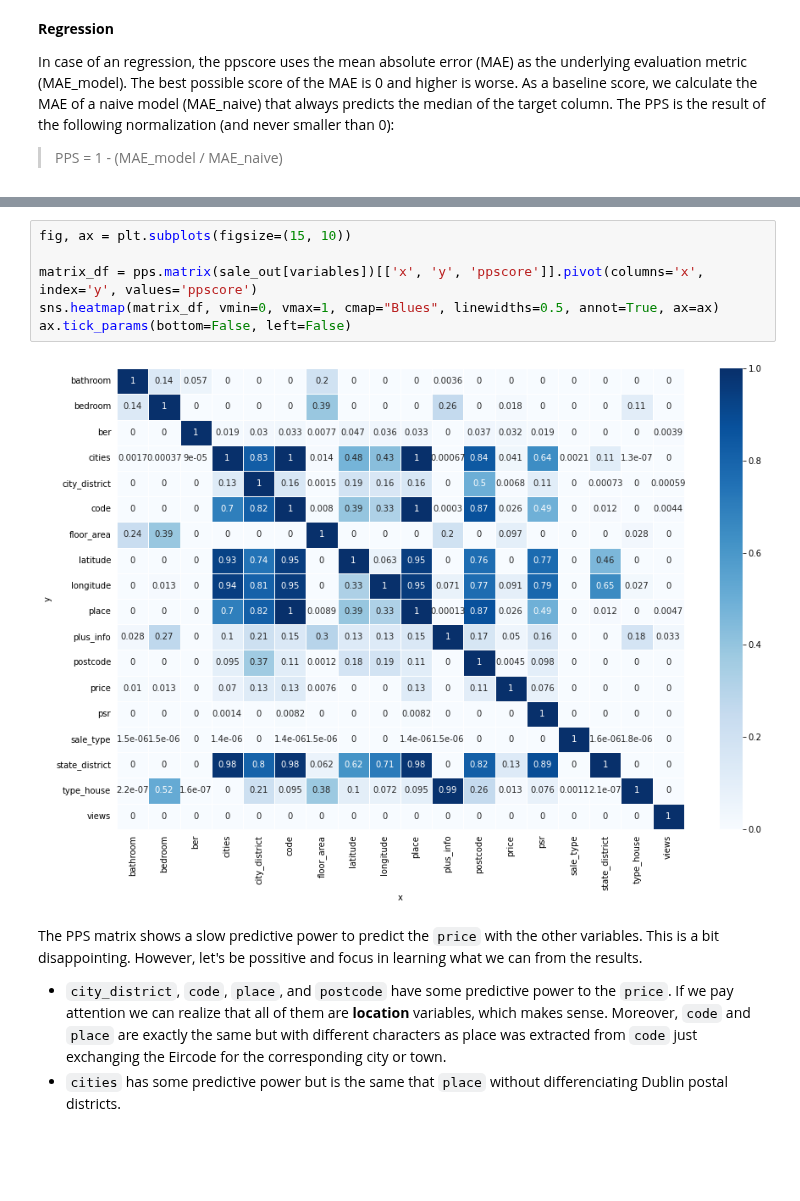
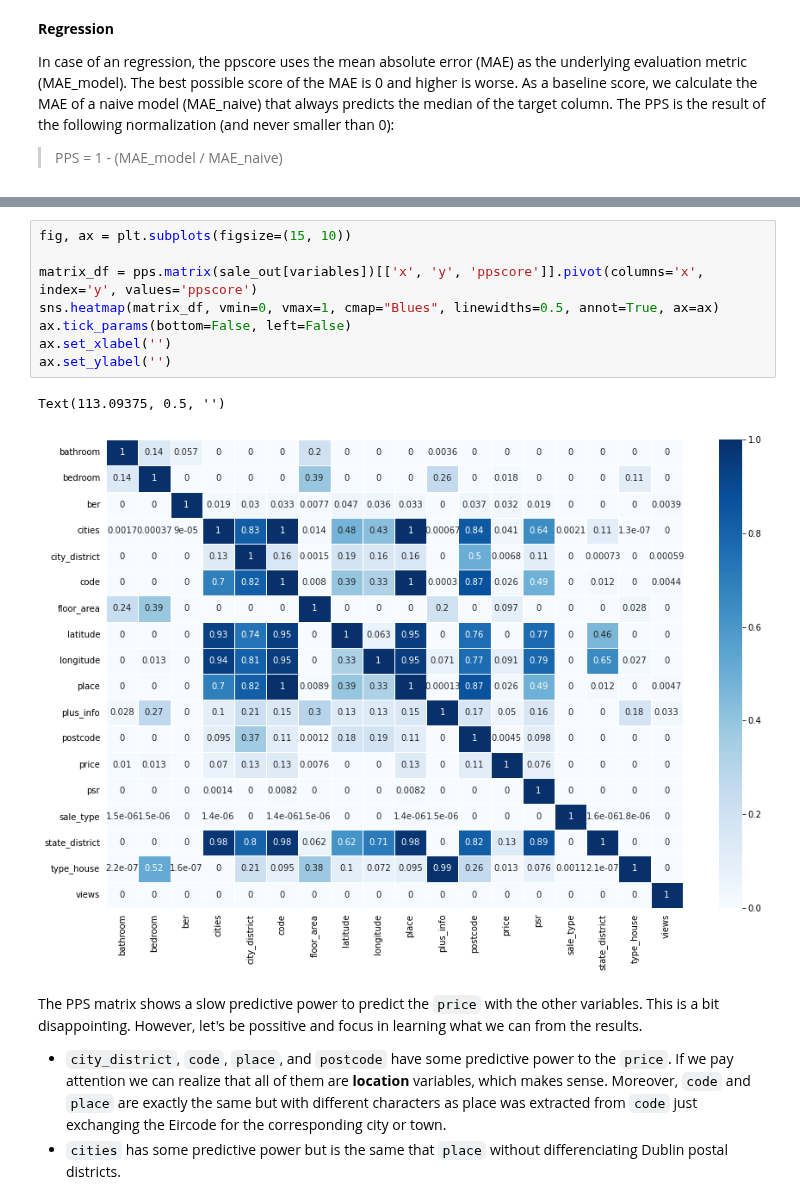
Before and after one commit to javiicc/Identifying_Potential_Investment_Opportunities_In_The_Irish_Real_Estate_Market_Using_MachineLearning, a Jupyter notebook: investment-opportunities/notebooks/Data_Analysis.ipynb, the cells around one changed output, grey strips where cells are left out. Drawn from its saved outputs; the diff is of its cells as text; blank space fills up the shorter version.

```diff
--- a/investment-opportunities/notebooks/Data_Analysis.ipynb
+++ b/investment-opportunities/notebooks/Data_Analysis.ipynb
@@ -1141,11 +1141,14 @@ pps.predictors(sale_out[variables], 'price', output='df', sorted=True).head()
 # %%
 fig, ax = plt.subplots(figsize=(15, 10))
 
 matrix_df = pps.matrix(sale_out[variables])[['x', 'y', 'ppscore']].pivot(columns='x', index='y', values='ppscore')
 sns.heatmap(matrix_df, vmin=0, vmax=1, cmap="Blues", linewidths=0.5, annot=True, ax=ax)
 ax.tick_params(bottom=False, left=False)
+ax.set_xlabel('')
+ax.set_ylabel('')
 # %% [output]
+Text(113.09375, 0.5, '')
-[figure, old version]
+[figure, new version]
 # %% [markdown]
 The PPS matrix shows a slow predictive power to predict the `price` with the other variables. This is a bit disappointing. However, let's be possitive and focus in learning what we can from the results.
 
```
Also changed, not shown: parts of 6 cells of this notebook, 1 other file.
